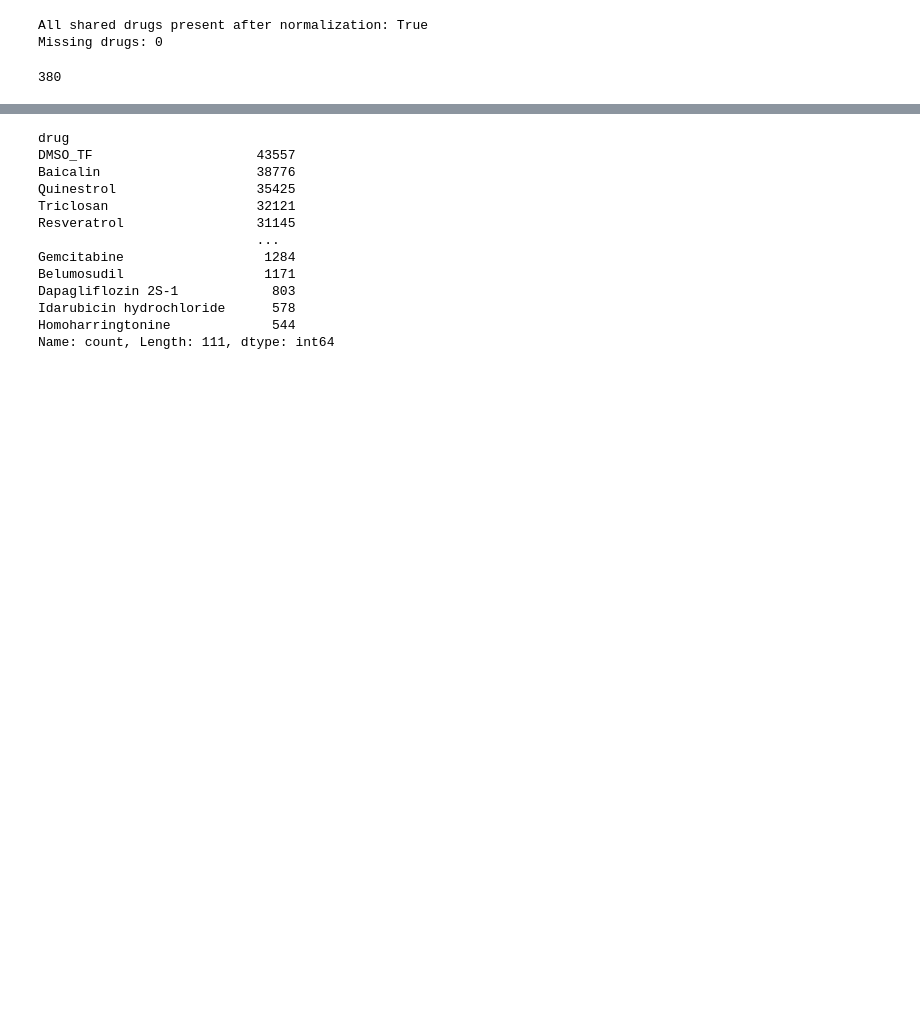
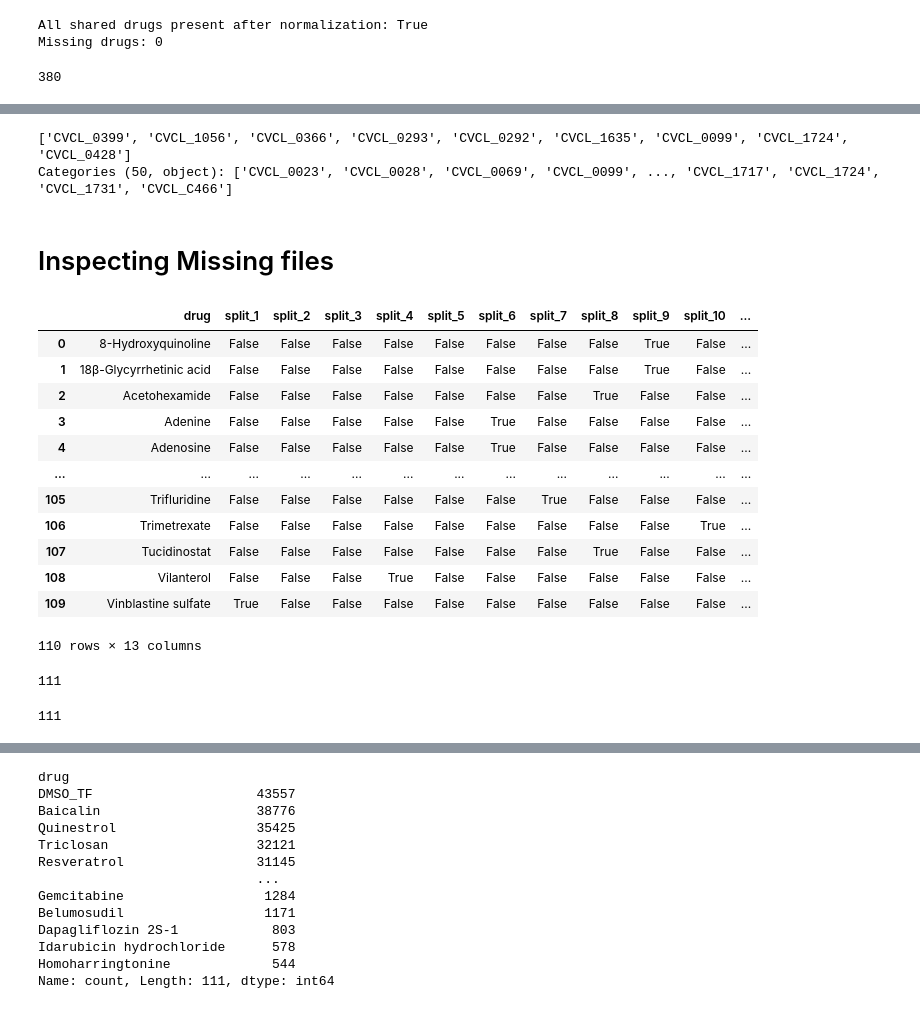
Before and after one commit to montilab/sigRecon_Benchmarking, a Jupyter notebook: scripts/06_Tahoe/stack/00_prep_splits.ipynb, the cells around one changed output, grey strips where cells are left out. Cells and saved outputs as stored; diff of their text form; code cells hidden in the pictures; blank space fills up the shorter version.

```diff
--- a/scripts/06_Tahoe/stack/00_prep_splits.ipynb
+++ b/scripts/06_Tahoe/stack/00_prep_splits.ipynb
@@ -15,23 +15,3 @@ from dask.distributed import Client, LocalCluster
 DATA_PATH = os.path.join(os.getenv("AGED"), "CBMrepositoryData/perturbational_data")
 # DATA_PATH = os.path.join(os.getenv("MLAB"), "projects/brcameta/projects/sig_recon/data/tahoe")
 STACK_PATH = os.path.join(os.getenv("MLAB"), "projects/brcameta/projects/sig_recon/scripts/stack")
-# %%
-import re
-def normalize_drug_name(drug_name):
-    """
-    Drug names have slight differences in pseudobulk and single cell datasets.
-    """
-    drug_name = str(drug_name).strip()
-
-    # Specific cases
-    manual_mappings = {
-        'Dapagliflozin ((2S)-1,2-propanediol, hydrate)': 'Dapagliflozin 2S-1'
-    }
-
-    if drug_name in manual_mappings:
-        drug_name = manual_mappings[drug_name]
-
-    # Remove parentheses and their contents if it's a salt/form
-    drug_name = re.sub(r'\(([^)]+)\)', r'\1', drug_name)
-
-    return drug_name
@@ -118,0 +103,3 @@ NameError: name 'adata' is not defined
+# %%
+drug_splits['drug_original'] = drug_splits['drug'].copy()
+drug_splits['drug_new'] = drug_splits['drug'].apply(normalize_drug_name)
@@ -166,17 +177,50 @@ len(adata.obs.drug.unique())
+# %%
+pred_adata.obs.cell_line.unique()
+# %% [output]
+['CVCL_0399', 'CVCL_1056', 'CVCL_0366', 'CVCL_0293', 'CVCL_0292', 'CVCL_1635', 'CVCL_0099', 'CVCL_1724', 'CVCL_0428']
+Categories (50, object): ['CVCL_0023', 'CVCL_0028', 'CVCL_0069', 'CVCL_0099', ..., 'CVCL_1717', 'CVCL_1724', 'CVCL_1731', 'CVCL_C466']
 # %%
 base_adata_ctrl = sc.read("/restricted/projectnb/agedisease/CBMrepositoryData/perturbational_data/tahoe/stack_subsets/ctrl_comparison/NCI-H23_maxconc_dmso.h5ad")
 # %%
 base_adata_ctrl.obs['drug'] = base_adata_ctrl.obs['drug'].apply(normalize_drug_name)
 # %%
 unique_pbs = set(base_adata_ctrl.obs.drug.unique())
+# %% [markdown]
+# Inspecting Missing files
+# %%
+drug_splits
+# %% [output]
+|  | drug | split_1 | split_2 | split_3 | split_4 | split_5 | split_6 | split_7 | split_8 | split_9 | split_10 | ... |
+| 0 | 8-Hydroxyquinoline | False | False | False | False | False | False | False | False | True | False | ... |
+| 1 | 18β-Glycyrrhetinic acid | False | False | False | False | False | False | False | False | True | False | ... |
+| 2 | Acetohexamide | False | False | False | False | False | False | False | True | False | False | ... |
+| 3 | Adenine | False | False | False | False | False | True | False | False | False | False | ... |
+| 4 | Adenosine | False | False | False | False | False | True | False | False | False | False | ... |
+| ... | ... | ... | ... | ... | ... | ... | ... | ... | ... | ... | ... | ... |
+| 105 | Trifluridine | False | False | False | False | False | False | True | False | False | False | ... |
+| 106 | Trimetrexate | False | False | False | False | False | False | False | False | False | True | ... |
+| 107 | Tucidinostat | False | False | False | False | False | False | False | True | False | False | ... |
+| 108 | Vilanterol | False | False | False | True | False | False | False | False | False | False | ... |
+| 109 | Vinblastine sulfate | True | False | False | False | False | False | False | False | False | False | ... |
+110 rows × 13 columns
 # %%
 import os
-dir_path = "/restricted/projectnb/agedisease/CBMrepositoryData/perturbational_data/tahoe/stack_pred/ctrl_generation/NCI-H23/"
+dir_path = "/restricted/projectnb/agedisease/CBMrepositoryData/perturbational_data/tahoe/stack_pred/10th_perturb/NCI-H23_1_10th_split_2/"
 done_drugs = set([
     os.path.splitext(f)[0]
     for f in os.listdir(dir_path)
     if os.path.isfile(os.path.join(dir_path, f))
 ])
+base_adata_10 = sc.read("/restricted/projectnb/agedisease/CBMrepositoryData/perturbational_data/tahoe/stack_subsets/10th_splits/NCI-H23_1_10th_split_2.h5ad")
+adata_drug_names = set(base_adata_10.obs.drug)
+unique_pbs = set(drug_splits.drug)
+unique_pbs.add("DMSO_TF")
+# %% [output]
+111
+# %%
+len(unique_pbs)
+# %% [output]
+111
 # %%
 len(done_drugs)
 # %% [output]
```
Also changed, not shown: parts of 28 cells of this notebook, 53 other files.
